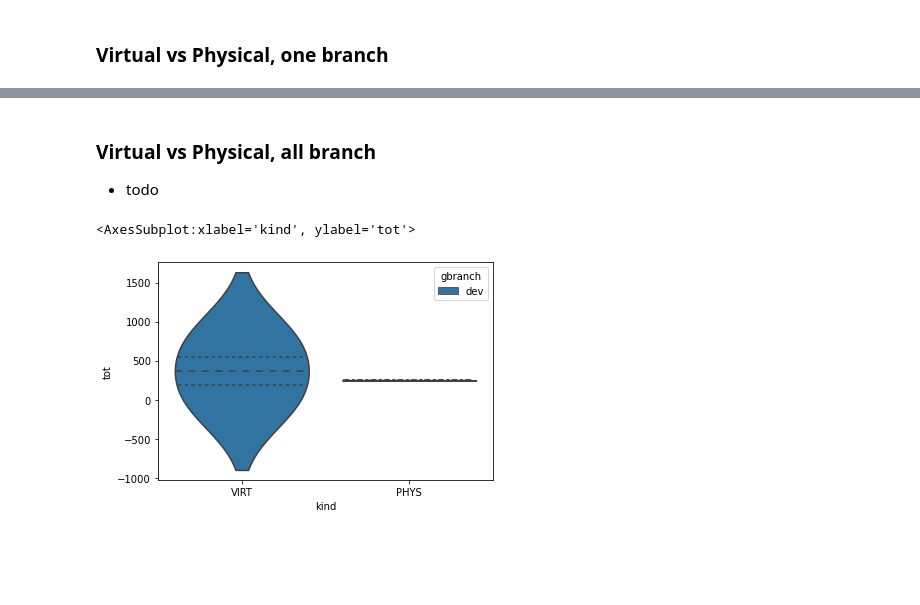
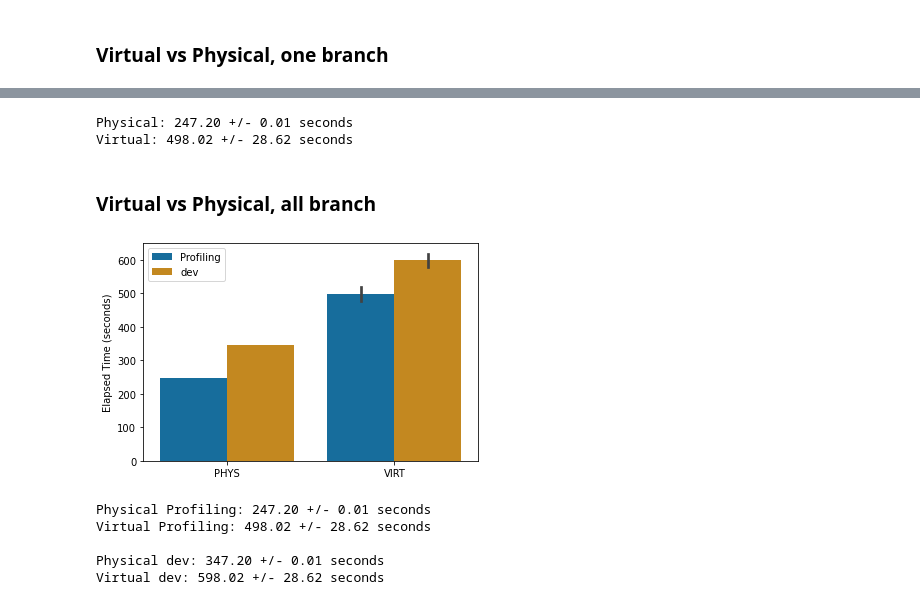
Before and after one commit to aria-tools/ARIA-tools, a Jupyter notebook: tools/Profiling/Plot_AT_Profiles.ipynb, the cells around one changed output, grey strips where cells are left out. Cells and saved outputs as stored; diff of their text form; code cells hidden in the pictures; blank space fills up the shorter version.

```diff
--- a/tools/Profiling/Plot_AT_Profiles.ipynb
+++ b/tools/Profiling/Plot_AT_Profiles.ipynb
@@ -14,9 +14,8 @@ Automatic pdb calling has been turned OFF
 # %% [markdown]
 ## Get Profiles
 # %%
-# get paths to profiles
-track   = '004'
-path_wd = op.join(op.expanduser('~'), f'Virtual_Tests_{track}')
-path_profs = op.join(path_wd, 'Profiles')
+# get paths to profiles; realpath not guaranteed to work
+path_wd    = op.dirname(op.realpath("__file__"))
+path_profs = op.join(path_AT, 'Profiles')
 print ('Profiles at:', path_profs)
 # %% [output]
@@ -29,11 +28,10 @@ profiles = glob.glob(op.join(path_profs, f'{monyr}*.profile'))
 rows = []
 for prof in profiles:
     row = op.splitext(op.basename(prof))[0].split('_')[:5]
+    if len(row) < 5:
+        continue
     p = pstats.Stats(prof)
     tt = p.get_stats_profile().total_tt
-    # p.sort_stats('time')
-    # p.print_stats(5)
-    # print (prof, f': {tt/60:.2f} min')
     row.append(tt)
     rows.append(row)
 
@@ -89,8 +112,34 @@ ax.set_ylabel('Total time (s)');
+# %%
+mu, sig = df_sf.groupby('kind').mean(), df_sf.groupby('kind').std()
+print (f"Physical: {mu.loc['PHYS'].item():.2f} +/- {sig.loc['PHYS'].item():.2f} seconds")
+print (f"Virtual: {mu.loc['VIRT'].item():.2f} +/- {sig.loc['VIRT'].item():.2f} seconds")
+# %% [output]
+Physical: 247.20 +/- 0.01 seconds
+Virtual: 498.02 +/- 28.62 seconds
 # %% [markdown]
 ### Virtual vs Physical, all branch
-- todo
+# %%
+df_sf1 = df_sf.copy()
+df_sf1['gbranch'] = 'dev'
+df_sf1['tot'] += 100
+df_sf  = pd.concat([df_sf, df_sf1])
 # %%
-sns.violinplot(x='kind', y='tot', data=df_sf, hue='gbranch', inner='quartile')
+ax = sns.barplot(x='kind', y='tot', data=df_sf.sort_values('kind'), palette='colorblind', hue='gbranch')
+ax.set_xlabel('')
+ax.set_ylabel('Elapsed Time (seconds)')
+ax.legend().set_title('')
 # %% [output]
-<AxesSubplot:xlabel='kind', ylabel='tot'>
-[figure, old version]
+[figure, new version]
+# %%
+mu, sig = df_sf.groupby('kind gbranch'.split()).mean().reset_index(), df_sf.groupby('kind gbranch'.split()).std().reset_index()
+for gb in mu['gbranch'].unique():
+    mu0, sig0 = mu[mu.gbranch == gb].set_index('kind'), sig[sig.gbranch==gb].set_index('kind')
+    print (f"Physical {gb}: {mu0.loc['PHYS', 'tot'].item():.2f} +/- {sig0.loc['PHYS', 'tot'].item():.2f} seconds")
+    print (f"Virtual {gb}: {mu0.loc['VIRT', 'tot'].item():.2f} +/- {sig0.loc['VIRT', 'tot'].item():.2f} seconds")
+    print ('')
+# %% [output]
+Physical Profiling: 247.20 +/- 0.01 seconds
+Virtual Profiling: 498.02 +/- 28.62 seconds
+
+Physical dev: 347.20 +/- 0.01 seconds
+Virtual dev: 598.02 +/- 28.62 seconds
```
Also changed, not shown: parts of 8 cells of this notebook, 15 other files.
